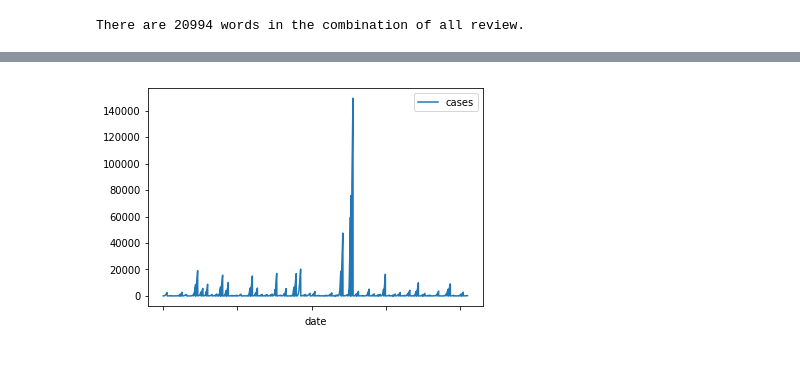
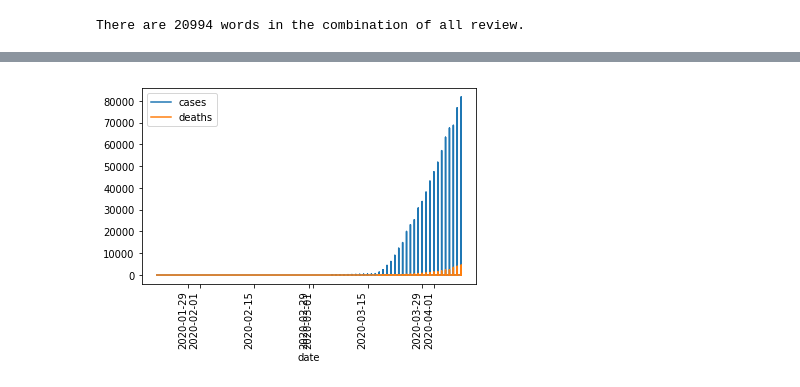
Before and after one commit to irwinmier96/Extra_Side_Projects, a Jupyter notebook: Coronavirus Cases by U.S County 2020/covid_states.ipynb, the cells around one changed output, grey strips where cells are left out. Drawn from its saved outputs; the diff is of its cells as text; code cells hidden in the pictures.

```diff
--- a/Coronavirus Cases by U.S County 2020/covid_states.ipynb
+++ b/Coronavirus Cases by U.S County 2020/covid_states.ipynb
@@ -199,9 +203,13 @@ plt.show()
 #Line graph detailing the growth of cases using the data df
 state_growth = pd.DataFrame(data)
 
-state_growth = state_growth.groupby(['state','date']).sum()
+state_growth['date'] = pd.to_datetime(state_growth.date)
 
-state_growth
+state_growth_ny = state_growth[state_growth["state"] == "New York"]
+
+state_growth_ny = state_growth_ny.groupby(['state','date']).sum()
+
+state_growth_ny
 # %% [output]
 |  |  | cases | deaths |
 | state | date |  |  |
@@ -225,6 +239,7 @@ state_growth
 # %%
-state_growth.reset_index().plot(x='date', y='cases')
+state_growth.reset_index().plot(x='date', y= ['cases', 'deaths'])
 
+plt.xticks(rotation = 90)
 plt.show()
 # %% [output]
-[figure, old version]
+[figure, new version]
```
Also changed, not shown: parts of 7 cells of this notebook, 11 other files.
